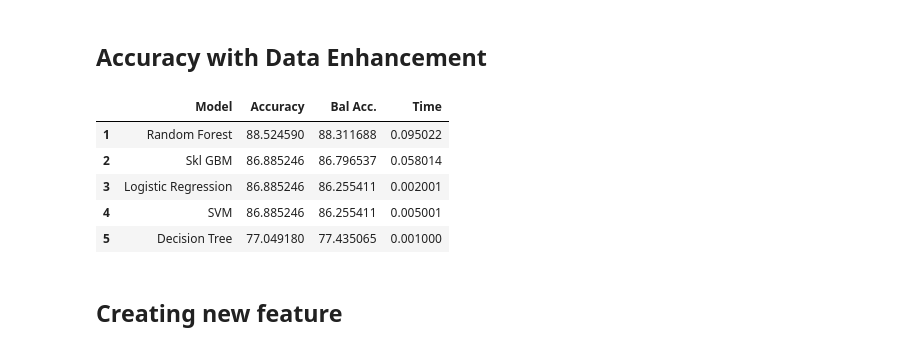
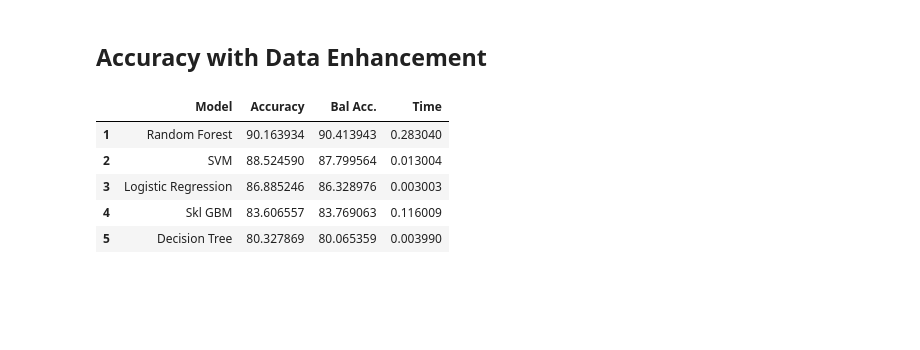
Before and after one commit to jeno-lustyik/hippocratia-challenge, a Jupyter notebook: test.ipynb, the cells around one changed output. Cells and saved outputs as stored; diff of their text form; code cells hidden in the pictures; blank space fills up the shorter version.

```diff
--- a/test.ipynb
+++ b/test.ipynb
@@ -10,8 +10,12 @@ from sklearn.svm import SVC
 from sklearn.tree import DecisionTreeClassifier
 from sklearn.ensemble import RandomForestClassifier
 from sklearn.ensemble import GradientBoostingClassifier
+import seaborn as sns
+import matplotlib.pyplot as plt
 
-heart_df = pd.read_csv('data/heart.csv')
+heart_df = pd.read_csv('heart.csv')
+
+heart_df = heart_df.drop(labels=['exng', 'oldpeak'], axis=1)
 
 x = heart_df.iloc[:, :-1]
 y = heart_df.iloc[:, -1]
@@ -32,0 +37,5 @@ x
+# %%
+bins = [25, 35, 45, 55, 100]
+category = ['young', 'adult', 'old', 'senior']
+
+heart_df['age_grps'] = pd.cut(heart_df['age'], bins, labels=category)
@@ -33,7 +70,7 @@ x
 # %% [markdown]
 ## Accuracy before data enhancement
 # %%
-x_train, x_test, y_train, y_test = train_test_split(x, y, test_size=0.2, random_state=0, stratify= y)
+x_train, x_test, y_train, y_test = train_test_split(x, y, test_size=0.2, random_state=0)
 
 x_train = StandardScaler().fit_transform(x_train)
 x_test = StandardScaler().fit_transform(x_test)
@@ -42,8 +79,8 @@ results = pd.DataFrame({'Model': [], 'Accuracy': [], 'Bal Acc.': [], 'Time': []}
 
 classifiers = {
     "Decision Tree": DecisionTreeClassifier(),
-    "Random Forest": RandomForestClassifier(),
-    "Skl GBM": GradientBoostingClassifier(),
+    "Random Forest": RandomForestClassifier(n_estimators=100),
+    "Skl GBM": GradientBoostingClassifier(n_estimators=100),
     "Logistic Regression": LogisticRegression(),
     "SVM": SVC()
 }
@@ -111,5 +162,5 @@ gen = data_enhancement(heart_df)
 # %%
-x_train, x_test, y_train, y_test = train_test_split(x, y, test_size=0.2, random_state=0, stratify= y)
+x_train, x_test, y_train, y_test = train_test_split(x, y, test_size=0.2, random_state=0)
 
 extra_sample = gen.sample(gen.shape[0] // 3)
 x_train = pd.concat([x_train, extra_sample.drop(['output'], axis=1)])
@@ -117,41 +168,41 @@ y_train = pd.concat([y_train, extra_sample['output']])
 # %% [markdown]
 ## Accuracy with Data Enhancement
 # %%
+
+
 x_train = StandardScaler().fit_transform(x_train)
 x_test = StandardScaler().fit_transform(x_test)
 
 results = pd.DataFrame({'Model': [], 'Accuracy': [], 'Bal Acc.': [], 'Time': []})
 
 classifiers = {
     "Decision Tree": DecisionTreeClassifier(),
     "Random Forest": RandomForestClassifier(n_estimators=100),
     "Skl GBM": GradientBoostingClassifier(n_estimators=100),
     "Logistic Regression": LogisticRegression(),
-    "SVM": SVC(kernel='linear')
+    "SVM": SVC()
 }
 
 for model_name, model in classifiers.items():
     start_time = time.time()
     model.fit(x_train, y_train)
     pred = model.predict(x_test)
 
     total_time = time.time() - start_time
 
     results = results.append({"Model": model_name,
                               "Accuracy": metrics.accuracy_score(y_test, pred) * 100,
                               "Bal Acc.": metrics.balanced_accuracy_score(y_test, pred) * 100,
                               "Time": total_time},
                              ignore_index=True)
 
 results_ord = results.sort_values(by=['Accuracy'], ascending=False, ignore_index=True)
 results_ord.index += 1
 results_ord.style.bar(subset=['Accuracy', 'Bal Acc.'], vmin=0, vmax=100, color='#5fba7d')
 # %% [output]
 |  | Model | Accuracy | Bal Acc. | Time |
-| 1 | Random Forest | 88.524590 | 88.311688 | 0.095022 |
-| 2 | Skl GBM | 86.885246 | 86.796537 | 0.058014 |
-| 3 | Logistic Regression | 86.885246 | 86.255411 | 0.002001 |
-| 4 | SVM | 86.885246 | 86.255411 | 0.005001 |
-| 5 | Decision Tree | 77.049180 | 77.435065 | 0.001000 |
+| 1 | Random Forest | 90.163934 | 90.413943 | 0.283040 |
+| 2 | SVM | 88.524590 | 87.799564 | 0.013004 |
+| 3 | Logistic Regression | 86.885246 | 86.328976 | 0.003003 |
+| 4 | Skl GBM | 83.606557 | 83.769063 | 0.116009 |
+| 5 | Decision Tree | 80.327869 | 80.065359 | 0.003990 |
-# %% [markdown]
-## Creating new feature
```
Also changed, not shown: parts of 11 cells of this notebook.
